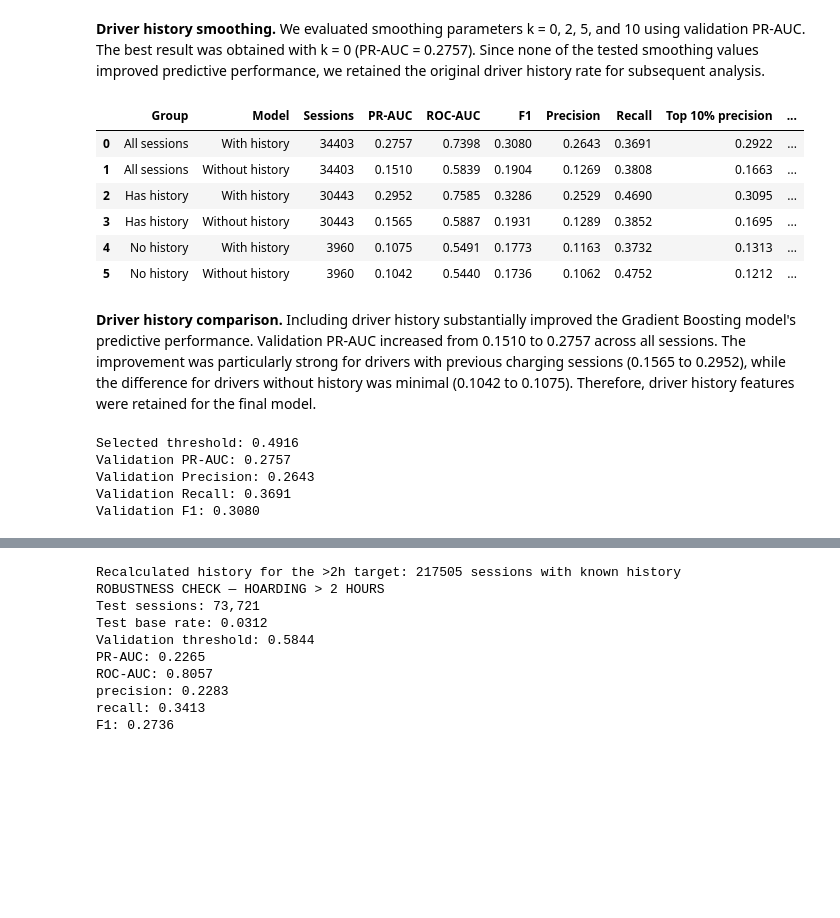
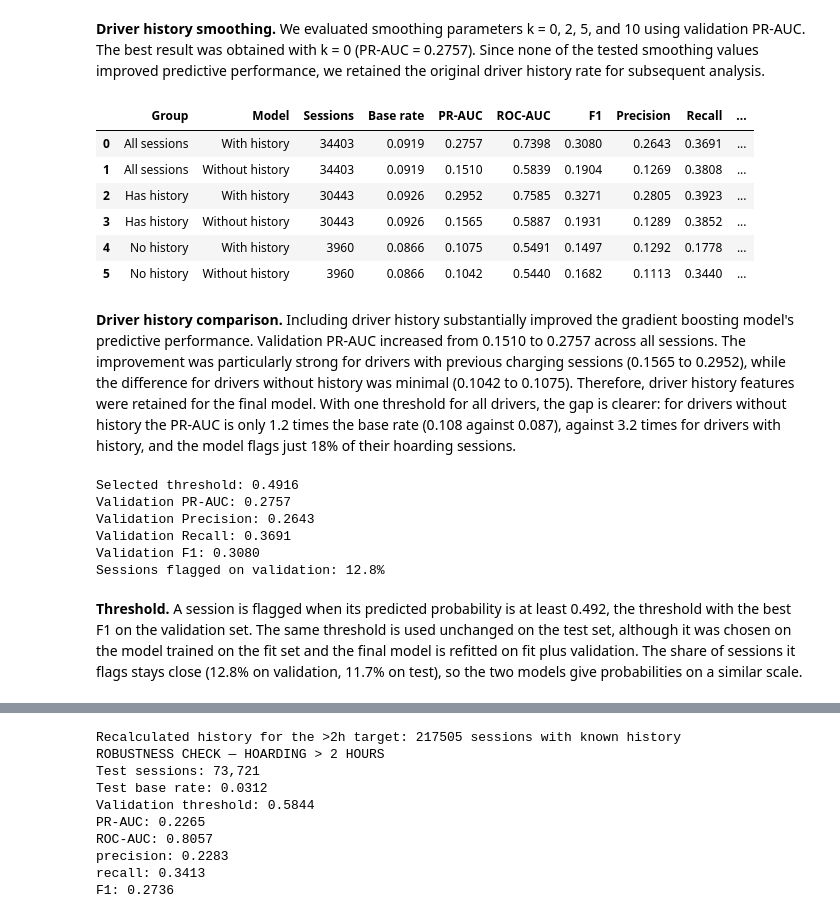
Before and after one commit to Teresa7810/Introduction-to-Business-Analytics, a Jupyter notebook: 4. Exploratory.ipynb, the cells around one changed output, grey strips where cells are left out. Drawn from its saved outputs; the diff is of its cells as text; code cells hidden in the pictures; blank space fills up the shorter version.

```diff
--- a/4. Exploratory.ipynb
+++ b/4. Exploratory.ipynb
@@ -290,14 +382,13 @@ Summary of each set, kept for the report: it helps explain the test metrics, sin
 # %%
-# one row per set: dates, number of sessions, hoarding rate and share of paid sessions
+# one row per set: dates, number of sessions and hoarding rate (table for the report)
 rows = []
-for scenario, sets in [("A (all sessions)", [fit_A, val_A, test_A]),
-                       ("B (paid period)", [fit_B, val_B, test_B])]:
+for scenario, sets in [("A", [fit_A, val_A, test_A]),
+                       ("B", [fit_B, val_B, test_B])]:
     for name, d in zip(["fit", "validation", "test"], sets):
-        rows.append({"scenario": scenario, "set": name,
-                     "from": d["start"].min().date(), "to": d["start"].max().date(),
-                     "sessions": len(d),
-                     "hoarding (%)": round(d["hoarding"].mean() * 100, 1),
-                     "paid period (%)": round(d["paid_period"].mean() * 100, 1)})
+        rows.append({"Scenario": scenario, "Set": name,
+                     "From": d["start"].min().date(), "To": d["start"].max().date(),
+                     "Sessions": f"{len(d):,}",
+                     "Hoarding (%)": round(d["hoarding"].mean() * 100, 1)})
 
 split_table = pd.DataFrame(rows)
 split_table
@@ -965,7 +1056,7 @@ Best smoothing k: 0
 # %%
 
 # STEP 2 — With vs Without Driver History
-# Same Gradient Boosting settings and temporal validation split.
+# Same gradient boosting settings and temporal validation split.
 
 # Model 1: With driver history
 model_with = make_model(
@@ -1023,43 +1114,56 @@ groups = {
 }
 
 comparison = []
 
+# Threshold of each model chosen on all validation sessions,
+# then used unchanged in the history groups.
+all_thresholds = {
+    "With history": evaluate(
+        val_A_f["hoarding"], prob_with
+    )["threshold"],
+    "Without history": evaluate(
+        val_A_f["hoarding"], prob_without
+    )["threshold"]
+}
+
 for group_name, mask in groups.items():
     for model_name, probabilities in [
         ("With history", prob_with),
         ("Without history", prob_without)
     ]:
         metrics = evaluate(
             val_A_f["hoarding"].to_numpy()[mask],
-            probabilities[mask]
+            probabilities[mask],
+            threshold=all_thresholds[model_name]
         )
 
         comparison.append({
             "Group": group_name,
             "Model": model_name,
             "Sessions": int(mask.sum()),
+            "Base rate": val_A_f["hoarding"].to_numpy()[mask].mean(),
             "PR-AUC": metrics["PR-AUC"],
             "ROC-AUC": metrics["ROC-AUC"],
             "F1": metrics["F1"],
             "Precision": metrics["precision"],
             "Recall": metrics["recall"],
             "Top 10% precision": metrics["top10% precision"],
             "Top 10% recall": metrics["top10% recall"]
         })
 
 comparison_table = pd.DataFrame(comparison)
 
 display(comparison_table.round(4))
 # %% [output]
-|  | Group | Model | Sessions | PR-AUC | ROC-AUC | F1 | Precision | Recall | Top 10% precision | ... |
-| 0 | All sessions | With history | 34403 | 0.2757 | 0.7398 | 0.3080 | 0.2643 | 0.3691 | 0.2922 | ... |
-| 1 | All sessions | Without history | 34403 | 0.1510 | 0.5839 | 0.1904 | 0.1269 | 0.3808 | 0.1663 | ... |
-| 2 | Has history | With history | 30443 | 0.2952 | 0.7585 | 0.3286 | 0.2529 | 0.4690 | 0.3095 | ... |
-| 3 | Has history | Without history | 30443 | 0.1565 | 0.5887 | 0.1931 | 0.1289 | 0.3852 | 0.1695 | ... |
-| 4 | No history | With history | 3960 | 0.1075 | 0.5491 | 0.1773 | 0.1163 | 0.3732 | 0.1313 | ... |
-| 5 | No history | Without history | 3960 | 0.1042 | 0.5440 | 0.1736 | 0.1062 | 0.4752 | 0.1212 | ... |
+|  | Group | Model | Sessions | Base rate | PR-AUC | ROC-AUC | F1 | Precision | Recall | ... |
+| 0 | All sessions | With history | 34403 | 0.0919 | 0.2757 | 0.7398 | 0.3080 | 0.2643 | 0.3691 | ... |
+| 1 | All sessions | Without history | 34403 | 0.0919 | 0.1510 | 0.5839 | 0.1904 | 0.1269 | 0.3808 | ... |
+| 2 | Has history | With history | 30443 | 0.0926 | 0.2952 | 0.7585 | 0.3271 | 0.2805 | 0.3923 | ... |
+| 3 | Has history | Without history | 30443 | 0.0926 | 0.1565 | 0.5887 | 0.1931 | 0.1289 | 0.3852 | ... |
+| 4 | No history | With history | 3960 | 0.0866 | 0.1075 | 0.5491 | 0.1497 | 0.1292 | 0.1778 | ... |
+| 5 | No history | Without history | 3960 | 0.0866 | 0.1042 | 0.5440 | 0.1682 | 0.1113 | 0.3440 | ... |
 # %% [markdown]
-**Driver history comparison.** Including driver history substantially improved the Gradient Boosting model's predictive performance. Validation PR-AUC increased from 0.1510 to 0.2757 across all sessions. The improvement was particularly strong for drivers with previous charging sessions (0.1565 to 0.2952), while the difference for drivers without history was minimal (0.1042 to 0.1075). Therefore, driver history features were retained for the final model.
+**Driver history comparison.** Including driver history substantially improved the gradient boosting model's predictive performance. Validation PR-AUC increased from 0.1510 to 0.2757 across all sessions. The improvement was particularly strong for drivers with previous charging sessions (0.1565 to 0.2952), while the difference for drivers without history was minimal (0.1042 to 0.1075). Therefore, driver history features were retained for the final model. With one threshold for all drivers, the gap is clearer: for drivers without history the PR-AUC is only 1.2 times the base rate (0.108 against 0.087), against 3.2 times for drivers with history, and the model flags just 18% of their hoarding sessions.
 # %%
 
 # STEP 3 — Select threshold on validation data
@@ -1076,12 +1180,18 @@ print(f"Validation PR-AUC: {validation_metrics['PR-AUC']:.4f}")
 print(f"Validation Precision: {validation_metrics['precision']:.4f}")
 print(f"Validation Recall: {validation_metrics['recall']:.4f}")
 print(f"Validation F1: {validation_metrics['F1']:.4f}")
+
+# share of validation sessions flagged with this threshold (the test share is shown in step 4)
+print(f"Sessions flagged on validation: {(prob_with >= selected_threshold).mean() * 100:.1f}%")
 # %% [output]
 Selected threshold: 0.4916
 Validation PR-AUC: 0.2757
 Validation Precision: 0.2643
 Validation Recall: 0.3691
 Validation F1: 0.3080
+Sessions flagged on validation: 12.8%
+# %% [markdown]
+**Threshold.** A session is flagged when its predicted probability is at least 0.492, the threshold with the best F1 on the validation set. The same threshold is used unchanged on the test set, although it was chosen on the model trained on the fit set and the final model is refitted on fit plus validation. The share of sessions it flags stays close (12.8% on validation, 11.7% on test), so the two models give probabilities on a similar scale.
 # %%
 
 # STEP 4 — Final Test Evaluation
```
Also changed, not shown: parts of 37 cells of this notebook.
